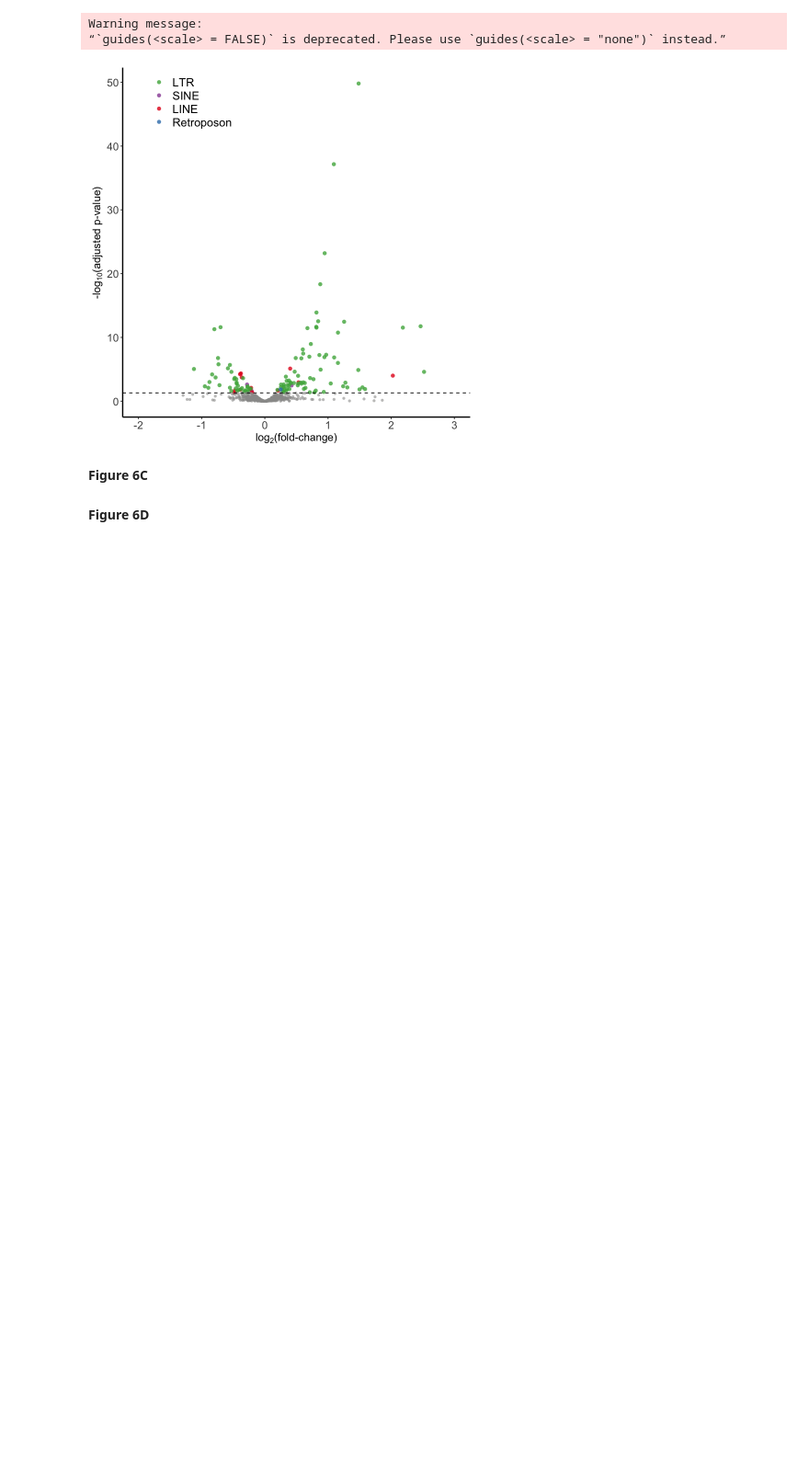
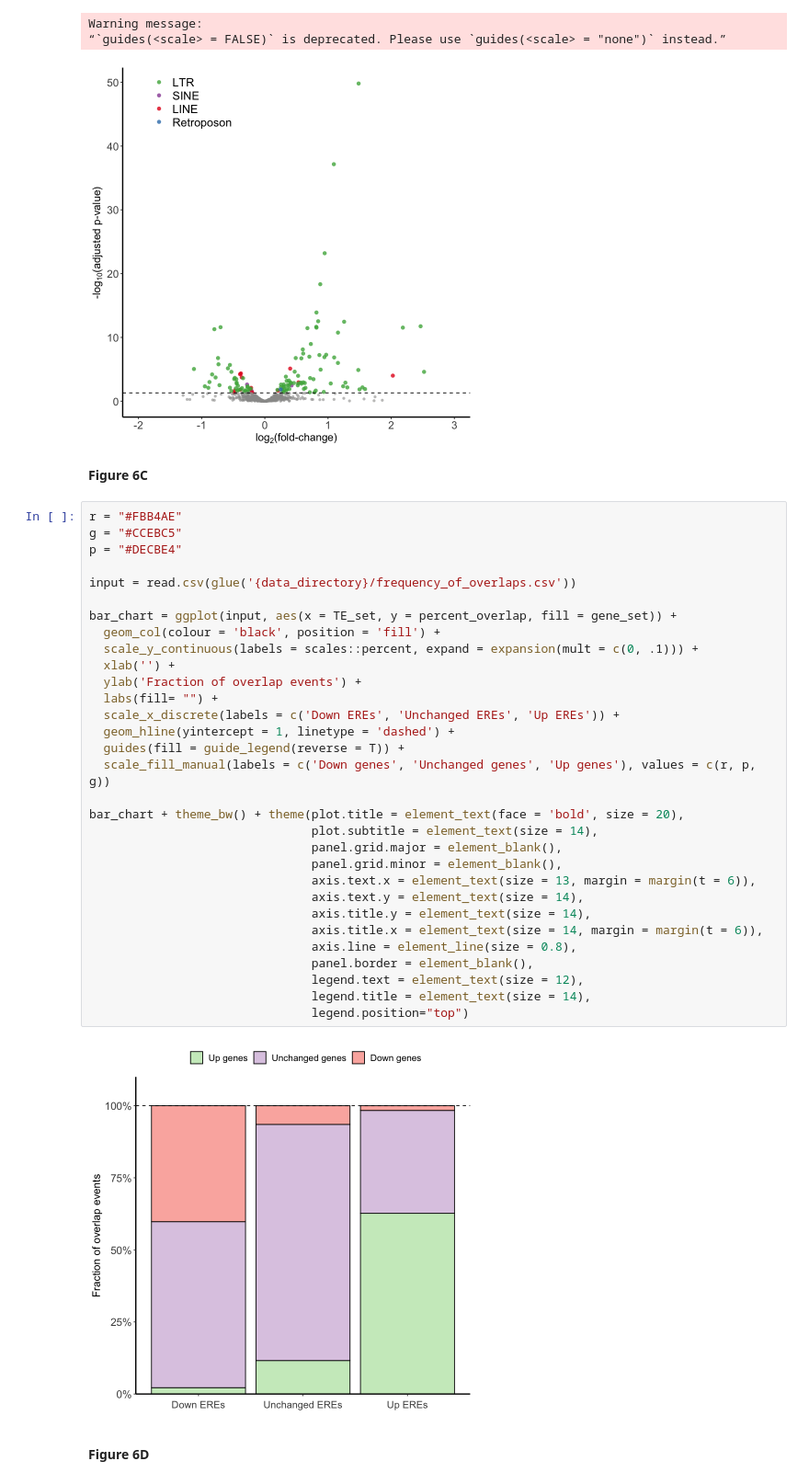
Before and after one commit to meyer-lab-cshl/transcriptomic-diversity-human-mTECs, a Jupyter notebook: Figures/Figure6.ipynb, the cells around one changed output. Shown at 92% size. Drawn from its saved outputs; the diff is of its cells as text; blank space fills up the shorter version.

Commit message:
Figure 6C and 6D

```diff
--- a/Figures/Figure6.ipynb
+++ b/Figures/Figure6.ipynb
@@ -133,6 +135,39 @@ Warning message:
 [figure]
 # %% [markdown]
 **Figure 6C**
+# %%
+r = "#FBB4AE"
+g = "#CCEBC5"
+p = "#DECBE4"
+
+input = read.csv(glue('{data_directory}/frequency_of_overlaps.csv'))
+
+bar_chart = ggplot(input, aes(x = TE_set, y = percent_overlap, fill = gene_set)) +
+  geom_col(colour = 'black', position = 'fill') +
+  scale_y_continuous(labels = scales::percent, expand = expansion(mult = c(0, .1))) +
+  xlab('') +
+  ylab('Fraction of overlap events') +
+  labs(fill= "") +
+  scale_x_discrete(labels = c('Down EREs', 'Unchanged EREs', 'Up EREs')) +
+  geom_hline(yintercept = 1, linetype = 'dashed') +
+  guides(fill = guide_legend(reverse = T)) +
+  scale_fill_manual(labels = c('Down genes', 'Unchanged genes', 'Up genes'), values = c(r, p, g))
+
+bar_chart + theme_bw() + theme(plot.title = element_text(face = 'bold', size = 20),
+                               plot.subtitle = element_text(size = 14),
+                               panel.grid.major = element_blank(),
+                               panel.grid.minor = element_blank(),
+                               axis.text.x = element_text(size = 13, margin = margin(t = 6)),
+                               axis.text.y = element_text(size = 14),
+                               axis.title.y = element_text(size = 14),
+                               axis.title.x = element_text(size = 14, margin = margin(t = 6)),
+                               axis.line = element_line(size = 0.8),
+                               panel.border = element_blank(),
+                               legend.text = element_text(size = 12),
+                               legend.title = element_text(size = 14),
+                               legend.position="top")
+# %% [output]
+[figure, added]
 # %% [markdown]
 **Figure 6D**
 # %%
```
Also changed, not shown: parts of 2 cells of this notebook, 3 other files.
